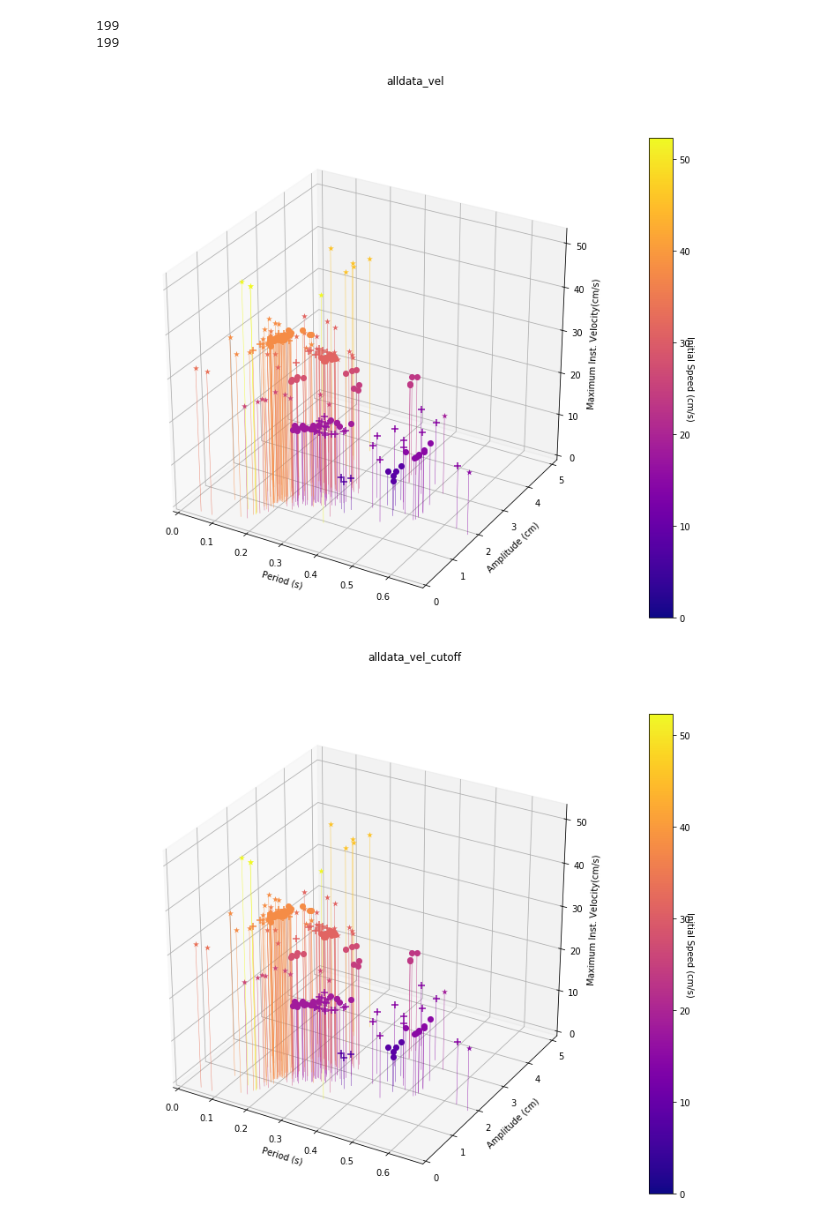
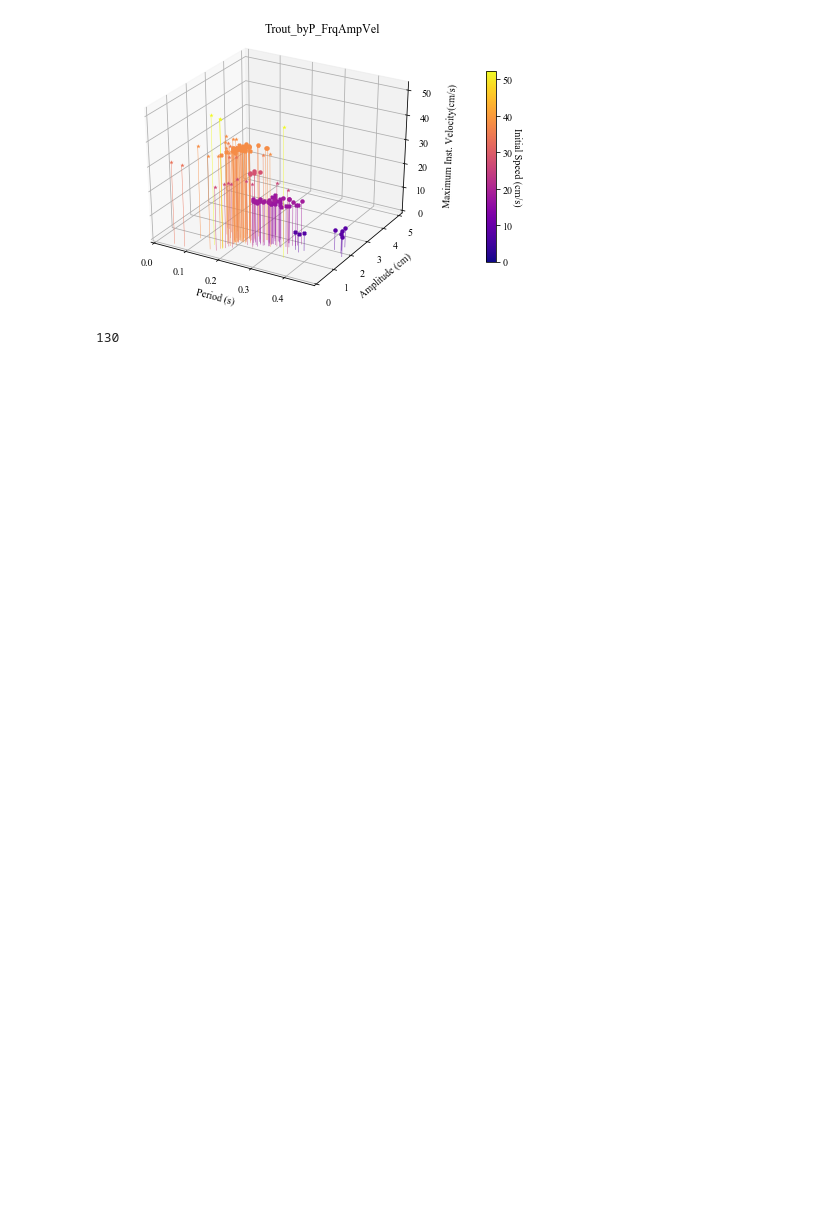
Before and after one commit to kfeilich/FishTrackProcessing, a Jupyter notebook: AccelerationCodeTesting.ipynb, the cells around one changed output. Saved outputs shown, nothing was run; the diff lists cells and outputs as text; code cells hidden in the pictures; blank space fills up the shorter version.

```diff
--- a/AccelerationCodeTesting.ipynb
+++ b/AccelerationCodeTesting.ipynb
@@ -22,8 +38,5 @@ tracklist, finbeats, finbeat_byP, finbeat_byT = read_data('data.pickle')
 # %%
-plot_analysis("alldata_vel",tracklist.keys(), finbeat_byP, tracklist, zaxis='V', save=True)
-plot_analysis("alldata_vel_cutoff", tracklist.keys(), finbeat_byP, tracklist, cutoff=True, zaxis='V', save=True)
+plot_analysis("Trout_byP_FrqAmpVel",trout_subset,finbeat_byP,tracklist,cutoff=False, lines=True, zaxis = 'V', save=False)
 # %% [output]
+[figure, new version]
-199
-199
+130
-[figure, old version]
-[figure, removed]
```
Also changed, not shown: parts of 8 cells of this notebook, 4 other files.
